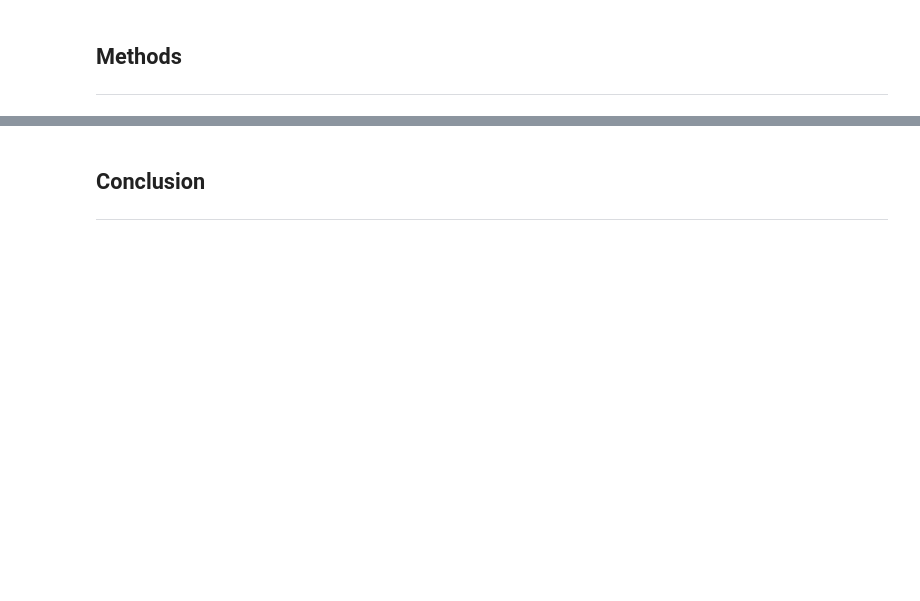
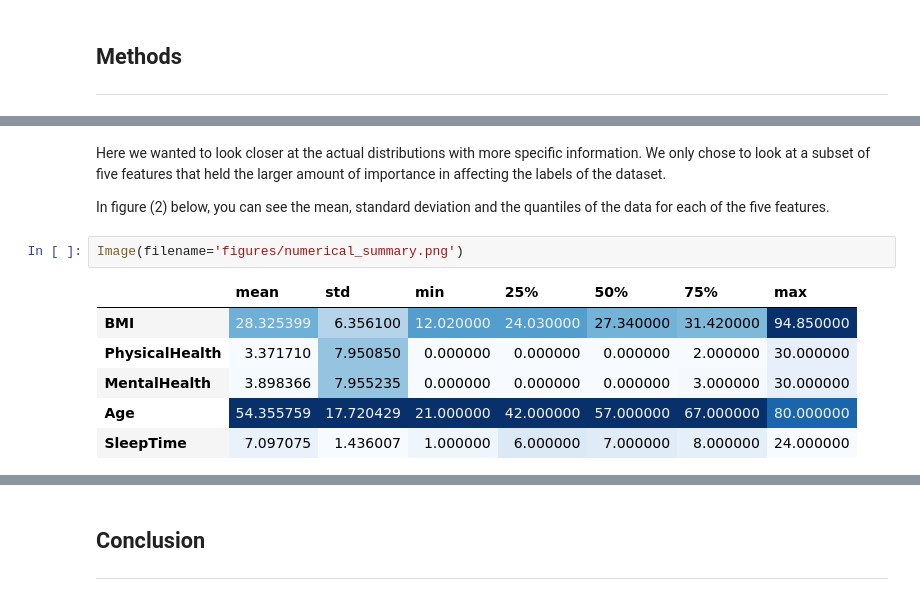
Before and after one commit to UCB-stat-159-s22/hw07-group28, a Jupyter notebook: main.ipynb, the cells around one changed output, grey strips where cells are left out. Cells and saved outputs as stored; diff of their text form; blank space fills up the shorter version.

```diff
--- a/main.ipynb
+++ b/main.ipynb
@@ -97,0 +113,8 @@ df.head()
+# %% [markdown]
+Here we wanted to look closer at the actual distributions with more specific information. We only chose to look at a subset of five features that held the larger amount of importance in affecting the labels of the dataset.
+
+In figure (2) below, you can see the mean, standard deviation and the quantiles of the data for each of the five features.
+# %%
+Image(filename='figures/numerical_summary.png')
+# %% [output]
+[figure, added]
```
Also changed, not shown: parts of 14 cells of this notebook, 3 other files.
